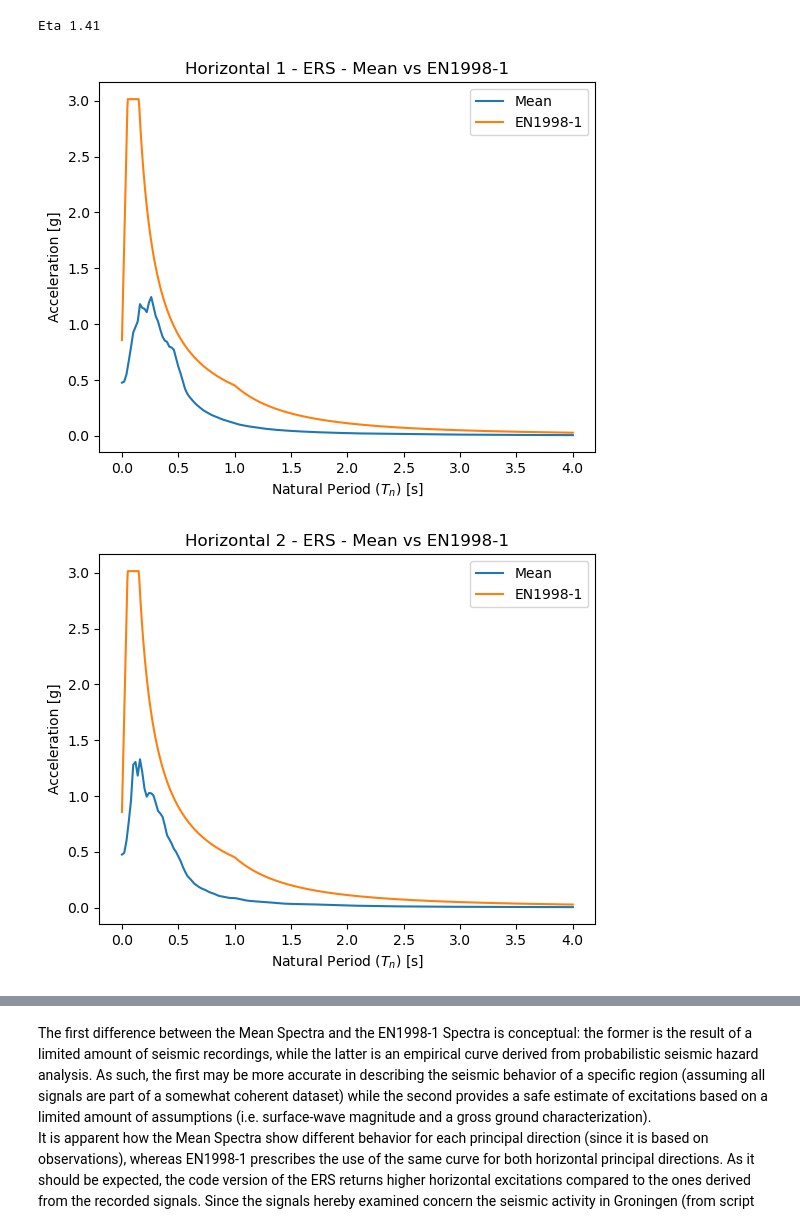
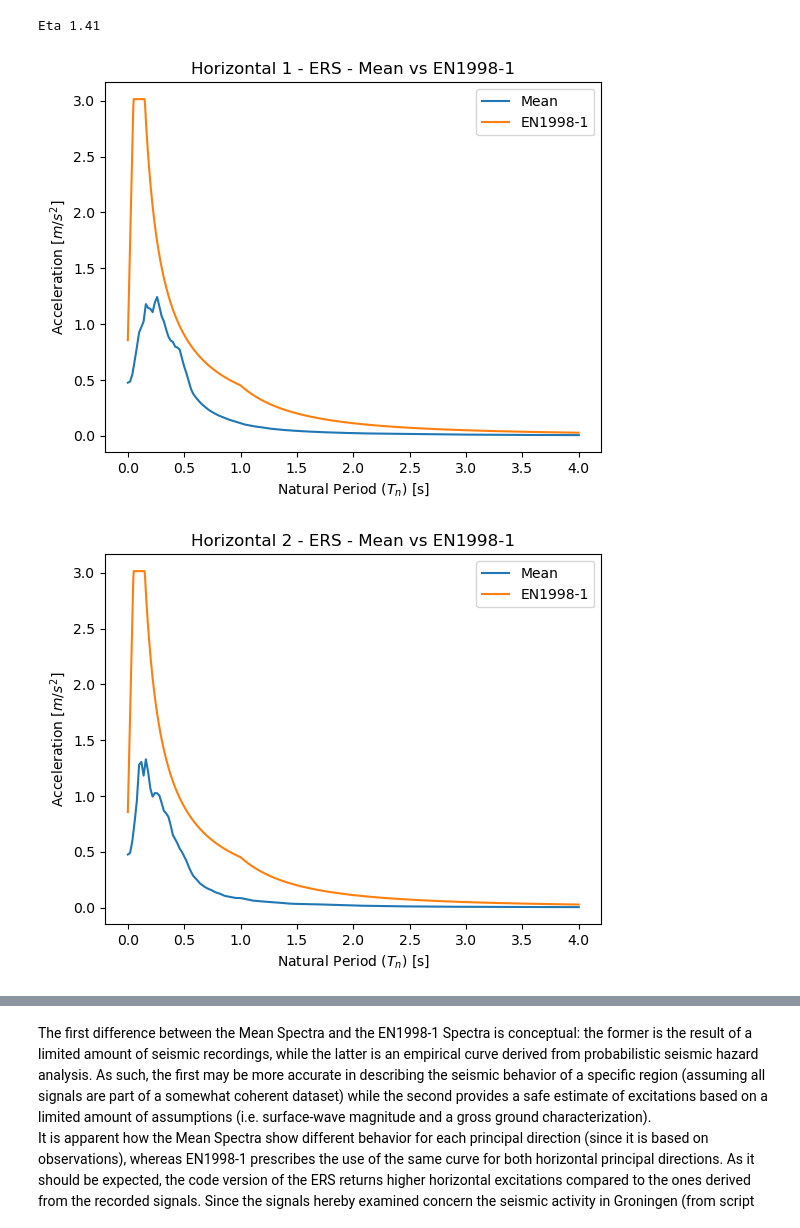
Before and after one commit to Lymone96/CIEM5220-Group2, a Jupyter notebook: 1_SRE/Part 2/Python for Project Work SRE_Part 2/ERS/ERS.ipynb, the cells around one changed output, grey strips where cells are left out. Drawn from its saved outputs; the diff is of its cells as text; code cells hidden in the pictures.

Commit message:
Corrected units and scaling after questionhour with Rens

```diff
--- a/1_SRE/Part 2/Python for Project Work SRE_Part 2/ERS/ERS.ipynb
+++ b/1_SRE/Part 2/Python for Project Work SRE_Part 2/ERS/ERS.ipynb
@@ -154,9 +157,9 @@ for iN in range(1, N+1):
     # Also save all signals in .xlsx format for RFEM
     df = pd.DataFrame({
         'Time [s]': t,
-        'Horizontal 1 [g]': ag_hor1,
-        'Horizontal 2 [g]': ag_hor2,
-        'Vertical [g]': ag_vert,
+        'Horizontal 1 [m/s^2]': ag_hor1,
+        'Horizontal 2 [m/s^2]': ag_hor2,
+        'Vertical [m/s^2]': ag_vert,
     })
 
     # Save to .xlsx
@@ -369,34 +372,33 @@ Eta 1.41
 # %%
 df_SA_el_hor_1_mean = pd.read_excel('ERS_Means/SA_el_hor1_mean.xlsx', engine='openpyxl')
 df_SA_el_hor_2_mean = pd.read_excel('ERS_Means/SA_el_hor2_mean.xlsx', engine='openpyxl')
 df_SA_el_ver_mean = pd.read_excel('ERS_Means/SA_el_ver_mean.xlsx', engine='openpyxl')
 
 # Mean accelerations are stored in [m/s^2] in the xlsx files.
-# In order to keep units consistent between plots they are hereby converted to [g]
 
 plt.plot(df_SA_el_hor_1_mean.iloc[:,0],df_SA_el_hor_1_mean.iloc[:,2]/9.81, label='Mean')
 plt.plot(T,horizontal_elastic_acc_spectrum(T,eta), label='EN1998-1')
 plt.title("Horizontal 1 - ERS - Mean vs EN1998-1")
 plt.xlabel(r"Natural Period ($T_n$) [s]")
-plt.ylabel(r"Acceleration [g]")
+plt.ylabel(r"Acceleration [$m/s^2$]")
 plt.legend()
 plt.show()
 
 plt.plot(df_SA_el_hor_2_mean.iloc[:,0],df_SA_el_hor_2_mean.iloc[:,2]/9.81, label='Mean')
 plt.plot(T,horizontal_elastic_acc_spectrum(T,eta), label='EN1998-1')
 plt.title("Horizontal 2 - ERS - Mean vs EN1998-1")
 plt.xlabel(r"Natural Period ($T_n$) [s]")
-plt.ylabel(r"Acceleration [g]")
+plt.ylabel(r"Acceleration [$m/s^2$]")
 plt.legend()
 plt.show()
 
 plt.plot(df_SA_el_ver_mean.iloc[:,0],df_SA_el_ver_mean.iloc[:,2]/9.81, label='Mean')
 plt.plot(T,vertical_elastic_acceleration_response_spectrum(T,eta), label='EN1998-1')
 plt.title("Vertical - ERS - Mean vs EN1998-1")
 plt.xlabel(r"Natural Period ($T_n$) [s]")
-plt.ylabel(r"Acceleration [g]")
+plt.ylabel(r"Acceleration [$m/s^2$]")
 plt.legend()
 plt.show()
 # %% [output]
-[figure, old version]
+[figure, new version]
-[figure, old version]
+[figure, new version]
```
Also changed, not shown: parts of 4 cells of this notebook, 11 other files.
